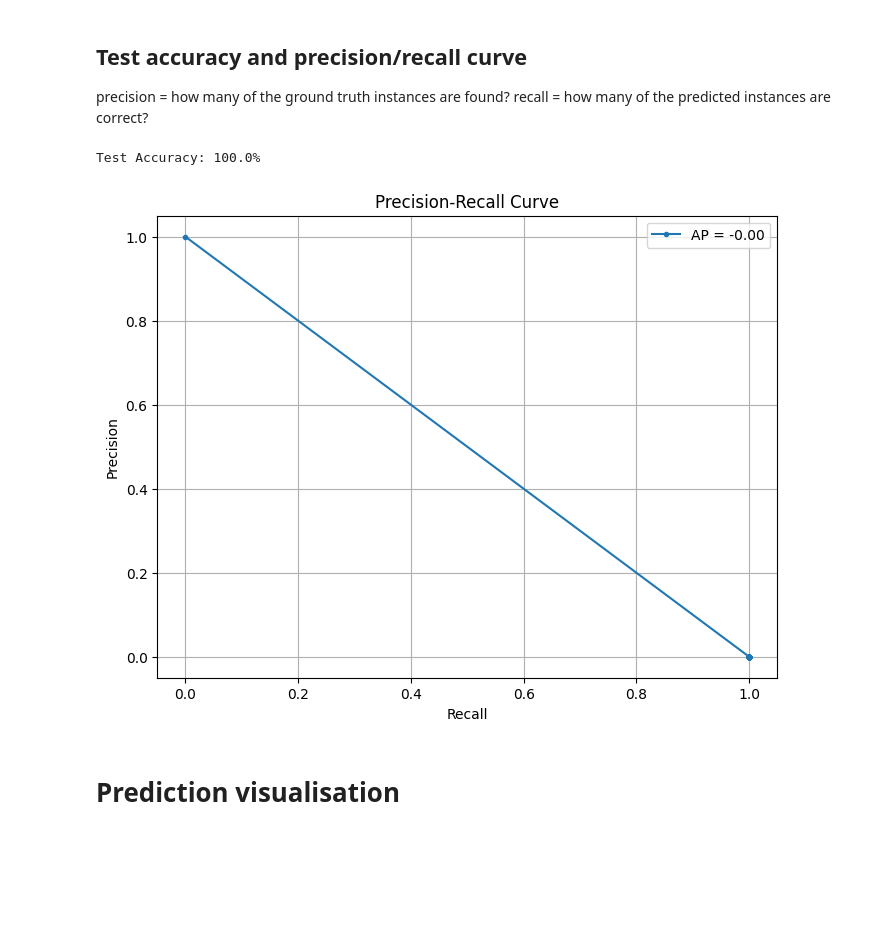
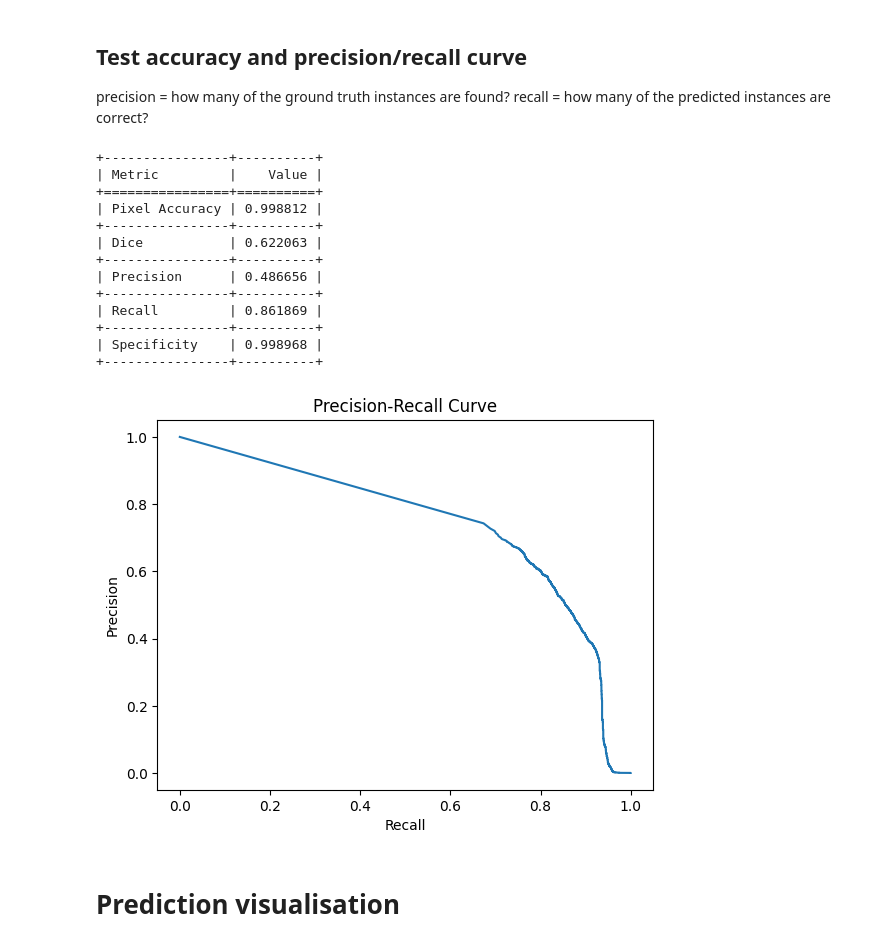
Before and after one commit to GeoKauko/TheNavySeals, a Jupyter notebook: 2_Seal_detection.ipynb, the cells around one changed output. Cells and saved outputs as stored; diff of their text form; code cells hidden in the pictures; blank space fills up the shorter version.

```diff
--- a/2_Seal_detection.ipynb
+++ b/2_Seal_detection.ipynb
@@ -192,13 +174,0 @@ val_loader = torch.utils.data.DataLoader(val_dataset_seals, batch_size=batch_siz
-# %%
-image, mask = train_dataset_seals[450]
-fig, axes = plt.subplots(1, 2, figsize=(10, 5))
-axes[0].imshow(image.permute(1, 2, 0), cmap = 'gray')  # Convert from tensor format (C, H, W) to (H, W, C)
-axes[0].set_title('Image')
-axes[0].axis('off')
-axes[1].imshow(mask.permute(1, 2, 0), cmap = 'gray')  # Convert from tensor format (C, H, W) to (H, W, C)
-axes[1].set_title('Mask')
-axes[1].axis('off')
-plt.show()
-
-print(image.shape)
-print(mask.shape)
@@ -242,13 +206,12 @@ Mon Jun 17 14:20:08 2024
 # %%
 #source:https://smp.readthedocs.io/en/latest/models.html#unet
 model = smp.Unet(
-    encoder_name="efficientnet-b1", # choose encoder, e.g. mobilenet_v2 or efficientnet-b7 we chose efficientnet-b1 based on the SealNet 2.0
+    encoder_name="resnext50_32x4d", # choose encoder, e.g. mobilenet_v2 or efficientnet-b7 we chose efficientnet-b1 based on the SealNet 2.0
     encoder_weights=None, # we do not have a pretrained model, so we put none and the model will use random weigths
     in_channels=1,                  # model input channels (1 for gray-scale images, 3 for RGB, etc.)
     classes=1 # model output channels (number of classes in your dataset)
 
 )
-#model.segmentation_head[2] = nn.Sigmoid()
 # %% [markdown]
 ### Training and testing
 # %%
@@ -402,48 +403,56 @@ plt.show()
 precision = how many of the ground truth instances are found?
 recall = how many of the predicted instances are correct?
 # %%
-from sklearn.metrics import precision_recall_curve, average_precision_score
-
 # Evaluate the model and collect outputs and masks
-model.eval()
+best_model.eval()
 
 te_all_outputs = []
 te_all_masks = []
 
 for image, mask in test_loader:
     image, mask = image.to(device, dtype=torch.float), mask.to(device, dtype=torch.float)
-    outputs = model(image)
+    outputs = best_model(image)
 
     outputs = torch.sigmoid(outputs)  # Assuming the output is a logit
     outputs = outputs.cpu().detach()
 
     te_all_outputs.append(outputs)
     te_all_masks.append(mask.cpu().detach())
 
-te_accuracy = accuracy(te_all_outputs, te_all_masks)
 
-print(f'Test Accuracy: {te_accuracy}%')
+metrics(te_all_outputs, te_all_masks)
 
-# Create precision and recall curve
-# Concatenate all outputs and masks to match the dataset size
-all_outputs_pr = all_outputs_acc.numpy().flatten()
-all_masks_pr = all_masks_acc.numpy().flatten()
+te_all_outputs = torch.cat(te_all_outputs).view(-1)
+te_all_masks = torch.cat(te_all_masks).view(-1)
 
-# Compute precision-recall pairs
-precision, recall, thresholds = precision_recall_curve(all_masks_pr, all_outputs_pr)
-average_precision = average_precision_score(all_masks_pr, all_outputs_pr)
+
+te_all_outputs_np = te_all_outputs.numpy()
+te_all_masks_np = te_all_masks.numpy()
+
+# Calculate precision and recall for different thresholds
+precision, recall, thresholds = precision_recall_curve(te_all_masks_np, te_all_outputs_np)
 
 # Plot precision-recall curve
-plt.figure(figsize=(8, 6))
-plt.plot(recall, precision, marker='.', label=f'AP = {average_precision:.2f}')
+plt.figure()
+plt.plot(recall, precision, marker=' ')
 plt.xlabel('Recall')
 plt.ylabel('Precision')
 plt.title('Precision-Recall Curve')
-plt.legend()
-plt.grid(True)
 plt.show()
 # %% [output]
-Test Accuracy: 100.0%
++----------------+----------+
+| Metric         |    Value |
++================+==========+
+| Pixel Accuracy | 0.998812 |
++----------------+----------+
+| Dice           | 0.622063 |
++----------------+----------+
+| Precision      | 0.486656 |
++----------------+----------+
+| Recall         | 0.861869 |
++----------------+----------+
+| Specificity    | 0.998968 |
++----------------+----------+
-[figure, old version]
+[figure, new version]
 # %% [markdown]
 # Prediction visualisation
```
Also changed, not shown: parts of 21 cells of this notebook.
